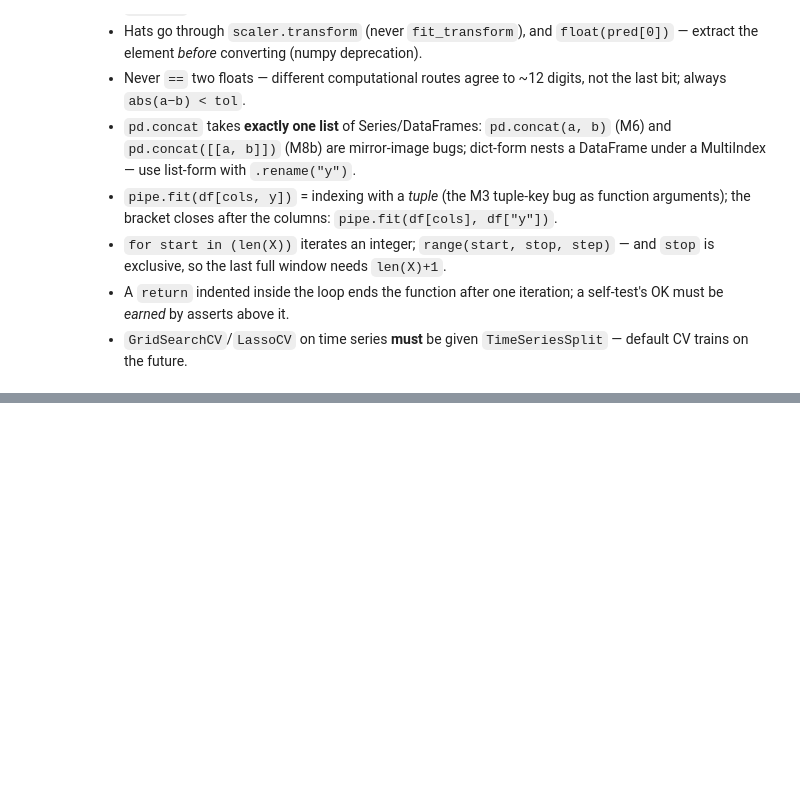
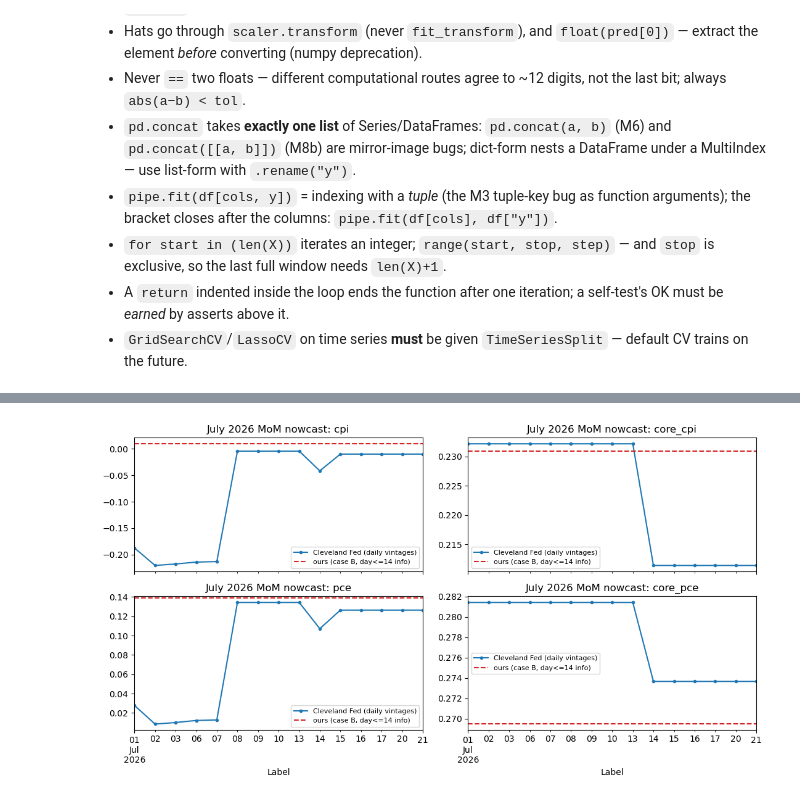
Before and after one commit to 1iiiiii/Replication-of-Cleveland-Fed-s-Inflation-Nowcasting, a Jupyter notebook: nowcast_skeleton.ipynb, the cells around one changed output, grey strips where cells are left out. Drawn from its saved outputs; the diff is of its cells as text; code cells hidden in the pictures; blank space fills up the shorter version.

```diff
--- a/nowcast_skeleton.ipynb
+++ b/nowcast_skeleton.ipynb
@@ -1322,0 +1447,29 @@ Which of the paper's design choices did you keep in the ML version, and why? (Th
+# %%
+# --- M9 cell 3b: PCE & core PCE, June + July, YoY (the live scoreboard) ------
+# CF's June YoY nowcast is not downloadable (site archives only the current
+# month); values hand-entered from the data feed's "Prev" field, 2026-07-22.
+CF_JUNE_YOY = {"pce": 3.65, "core_pce": 3.33}
+MAY = JUNE - pd.DateOffset(months=1)
+
+def yoy_actual(k, t):
+    lvl = LVL[k]
+    return 100 * (lvl.loc[t] / lvl.loc[t - pd.DateOffset(years=1)] - 1) if t in lvl.index else np.nan
+
+key_jul = f"{JULY.year}-{JULY.month:02d}"
+cf_yoy_jul = CF_YOY[key_jul].iloc[-1] if key_jul in CF_YOY else None
+
+rows = []
+for k in ["pce", "core_pce"]:
+    rows.append({
+        "series": k,
+        "Jun replication": round(yoy_from_mom(k, JUNE, ours), 2),
+        "Jun CF": CF_JUNE_YOY[k],
+        "Jun actual": round(yoy_actual(k, JUNE), 2),
+        "Jul replication": round(yoy_from_mom(k, JULY, ours), 2),
+        "Jul CF": round(cf_yoy_jul[k], 2) if cf_yoy_jul is not None else np.nan,
+    })
+scoreboard = pd.DataFrame(rows).set_index("series")
+scoreboard = scoreboard.rename(index={"pce": "PCE", "core_pce": "core PCE"})
+print(scoreboard.to_string())
+print(f"\n(anchor check: May actual YoY = {yoy_actual('pce', MAY):.2f} PCE / "
+      f"{yoy_actual('core_pce', MAY):.2f} core — matches published 4.07 / 3.41)")
@@ -1322,0 +1654,13 @@ Which of the paper's design choices did you keep in the ML version, and why? (Th
+# %%
+# --- M9 cell 4: CF vintage trajectories vs our static nowcast ----------------
+key = f"{JULY.year}-{JULY.month:02d}"
+if key in CF_MOM:
+    fig, axes = plt.subplots(2, 2, figsize=(11, 6), sharex=True)
+    for ax, k in zip(axes.flat, ["cpi", "core_cpi", "pce", "core_pce"]):
+        CF_MOM[key][k].plot(ax=ax, marker=".", label="Cleveland Fed (daily vintages)")
+        ax.axhline(ours[JULY][k], color="tab:red", ls="--", label="ours (case B, day<=14 info)")
+        ax.set_title(f"July 2026 MoM nowcast: {k}")
+        ax.legend(fontsize=8)
+    plt.tight_layout(); plt.show()
+# %% [output]
+[figure, added]
```
Also changed, not shown: parts of 8 cells of this notebook, 6 other files.
